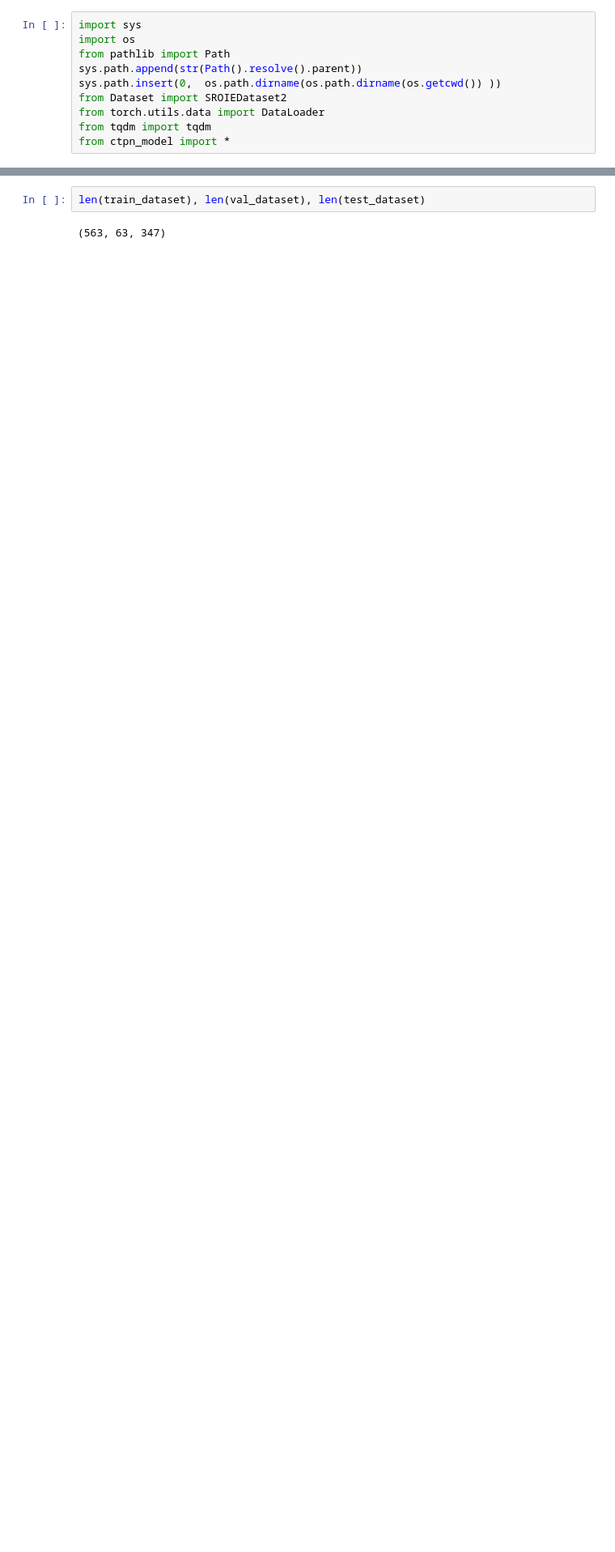
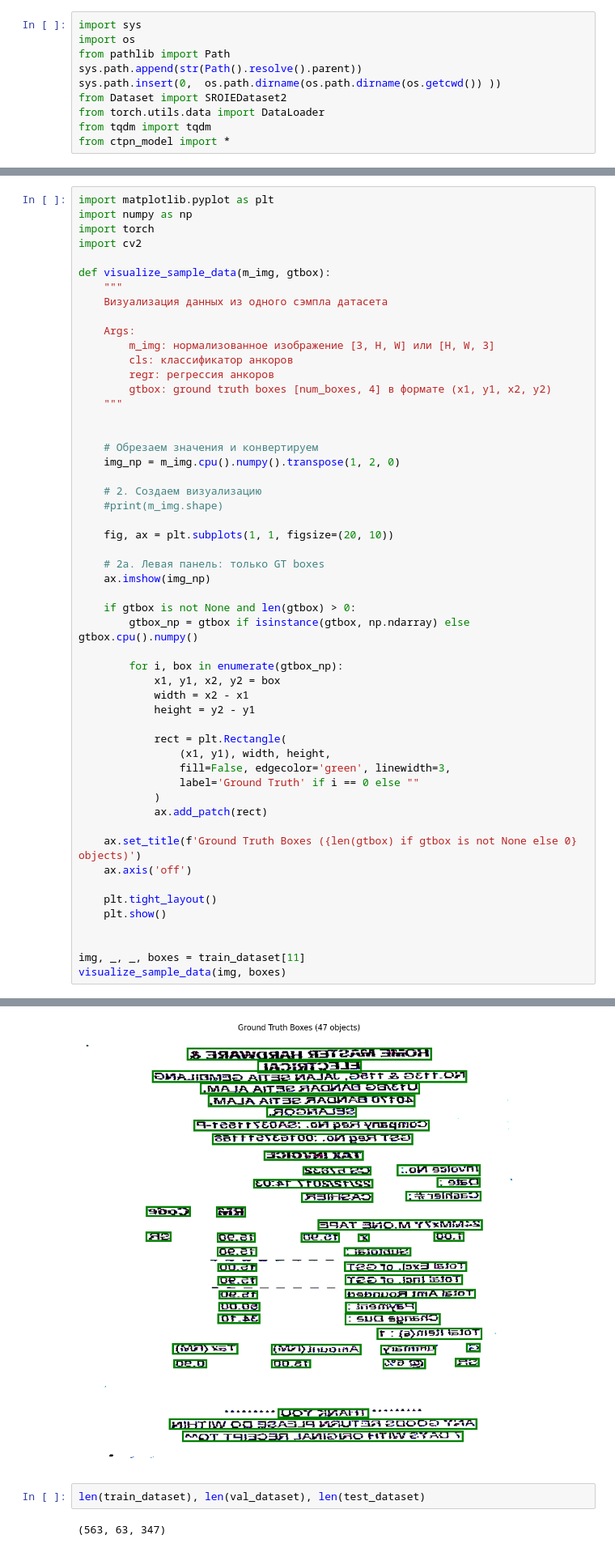
Before and after one commit to ku9efeld/NN-Architectures-Project, a Jupyter notebook: Task1/RectCTPN/train2.ipynb, the cells around one changed output, grey strips where cells are left out. Shown at 81% size. Saved outputs shown, nothing was run; the diff lists cells and outputs as text; blank space fills up the shorter version.

```diff
--- a/Task1/RectCTPN/train2.ipynb
+++ b/Task1/RectCTPN/train2.ipynb
@@ -20,0 +35,54 @@ val_loader = DataLoader(sub_val_dataset, batch_size=1,)
+# %%
+import matplotlib.pyplot as plt
+import numpy as np
+import torch
+import cv2
+
+def visualize_sample_data(m_img, gtbox):
+    """
+    Визуализация данных из одного сэмпла датасета
+
+    Args:
+        m_img: нормализованное изображение [3, H, W] или [H, W, 3]
+        cls: классификатор анкоров
+        regr: регрессия анкоров
+        gtbox: ground truth boxes [num_boxes, 4] в формате (x1, y1, x2, y2)
+    """
+
+
+    # Обрезаем значения и конвертируем
+    img_np = m_img.cpu().numpy().transpose(1, 2, 0)
+
+    # 2. Создаем визуализацию
+    #print(m_img.shape)
+
+    fig, ax = plt.subplots(1, 1, figsize=(20, 10))
+
+    # 2a. Левая панель: только GT boxes
+    ax.imshow(img_np)
+
+    if gtbox is not None and len(gtbox) > 0:
+        gtbox_np = gtbox if isinstance(gtbox, np.ndarray) else gtbox.cpu().numpy()
+
+        for i, box in enumerate(gtbox_np):
+            x1, y1, x2, y2 = box
+            width = x2 - x1
+            height = y2 - y1
+
+            rect = plt.Rectangle(
+                (x1, y1), width, height,
+                fill=False, edgecolor='green', linewidth=3,
+                label='Ground Truth' if i == 0 else ""
+            )
+            ax.add_patch(rect)
+
+    ax.set_title(f'Ground Truth Boxes ({len(gtbox) if gtbox is not None else 0} objects)')
+    ax.axis('off')
+
+    plt.tight_layout()
+    plt.show()
+
+
+img, _, _, boxes = train_dataset[11]
+visualize_sample_data(img, boxes)
+# %% [output]
@@ -21,3 +90,4 @@ val_loader = DataLoader(sub_val_dataset, batch_size=1,)
+[figure, added]
 # %%
 len(train_dataset), len(val_dataset), len(test_dataset)
 # %% [output]
```
Also changed, not shown: parts of 13 cells of this notebook, 14 other files.
